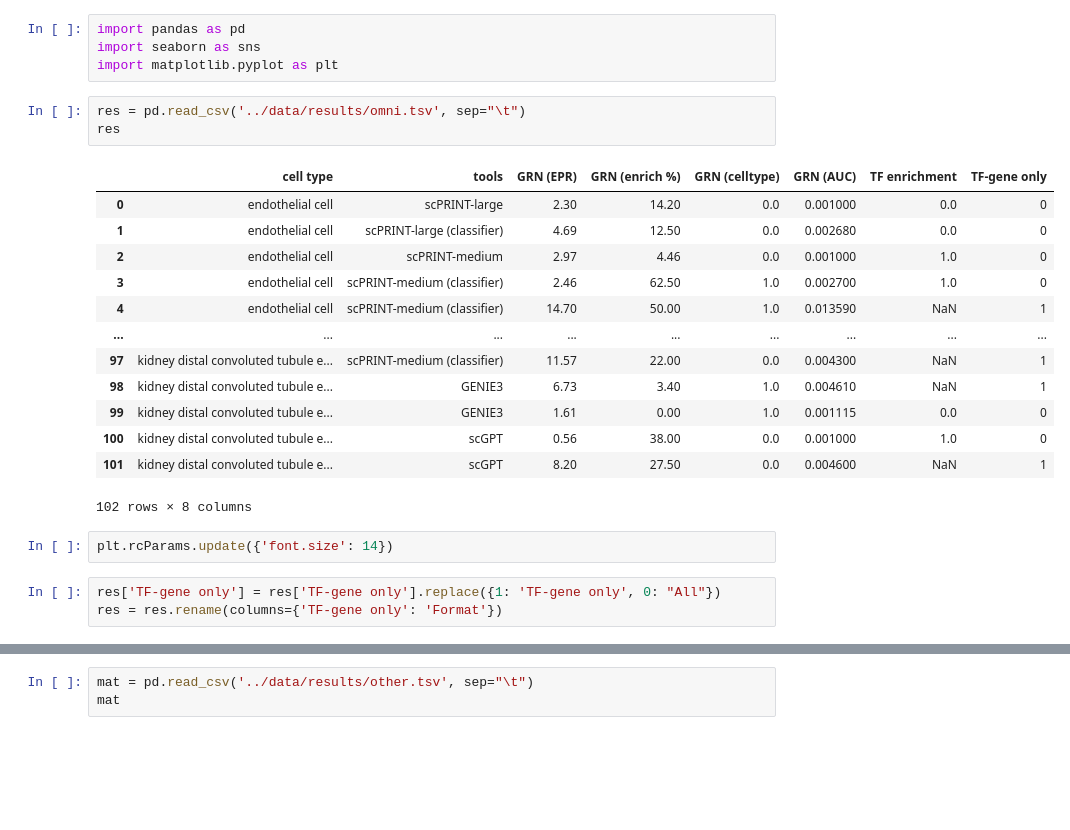
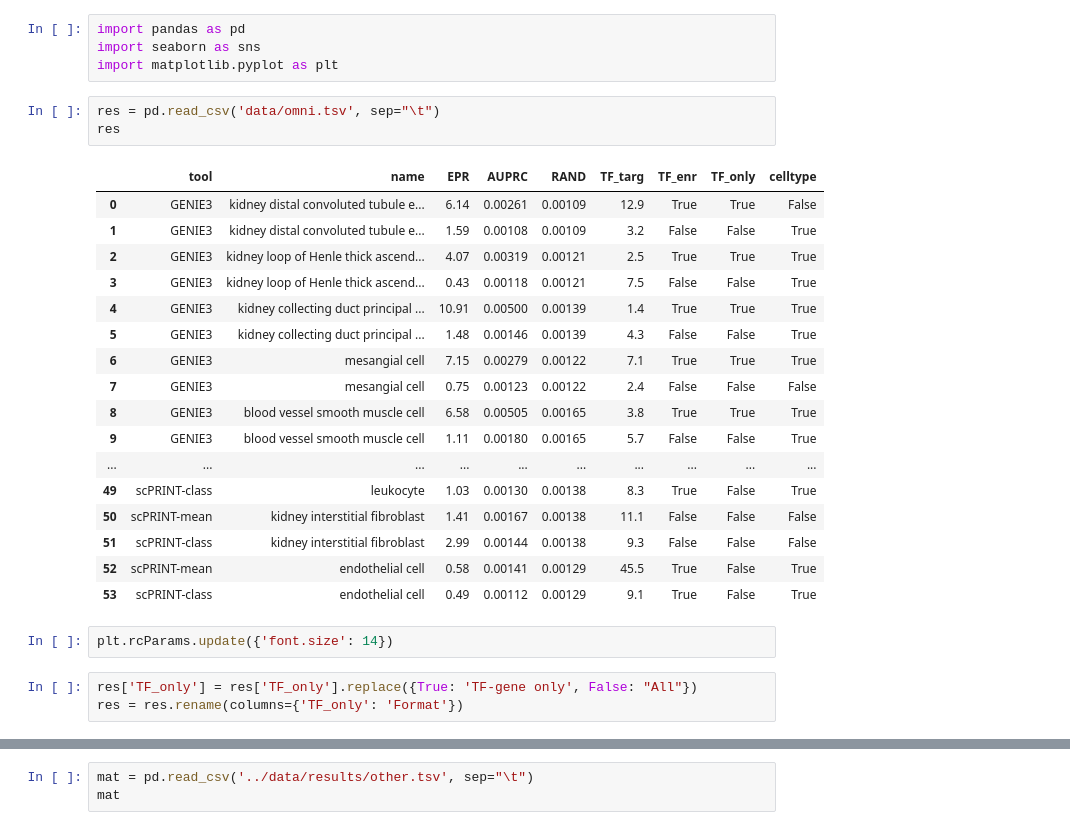
Before and after one commit to jkobject/scPRINT, a Jupyter notebook: figures/plot_results.ipynb, the cells around one changed output, grey strips where cells are left out. Drawn from its saved outputs; the diff is of its cells as text; blank space fills up the shorter version.

```diff
--- a/figures/plot_results.ipynb
+++ b/figures/plot_results.ipynb
@@ -3,27 +3,31 @@ import pandas as pd
 import seaborn as sns
 import matplotlib.pyplot as plt
 # %%
-res = pd.read_csv('../data/results/omni.tsv', sep="\t")
+res = pd.read_csv('data/omni.tsv', sep="\t")
 res
 # %% [output]
-|  | cell type | tools | GRN (EPR) | GRN (enrich %) | GRN (celltype) | GRN (AUC) | TF enrichment | TF-gene only |
-| 0 | endothelial cell | scPRINT-large | 2.30 | 14.20 | 0.0 | 0.001000 | 0.0 | 0 |
-| 1 | endothelial cell | scPRINT-large (classifier) | 4.69 | 12.50 | 0.0 | 0.002680 | 0.0 | 0 |
-| 2 | endothelial cell | scPRINT-medium | 2.97 | 4.46 | 0.0 | 0.001000 | 1.0 | 0 |
-| 3 | endothelial cell | scPRINT-medium (classifier) | 2.46 | 62.50 | 1.0 | 0.002700 | 1.0 | 0 |
-| 4 | endothelial cell | scPRINT-medium (classifier) | 14.70 | 50.00 | 1.0 | 0.013590 | NaN | 1 |
-| ... | ... | ... | ... | ... | ... | ... | ... | ... |
-| 97 | kidney distal convoluted tubule e... | scPRINT-medium (classifier) | 11.57 | 22.00 | 0.0 | 0.004300 | NaN | 1 |
-| 98 | kidney distal convoluted tubule e... | GENIE3 | 6.73 | 3.40 | 1.0 | 0.004610 | NaN | 1 |
-| 99 | kidney distal convoluted tubule e... | GENIE3 | 1.61 | 0.00 | 1.0 | 0.001115 | 0.0 | 0 |
-| 100 | kidney distal convoluted tubule e... | scGPT | 0.56 | 38.00 | 0.0 | 0.001000 | 1.0 | 0 |
-| 101 | kidney distal convoluted tubule e... | scGPT | 8.20 | 27.50 | 0.0 | 0.004600 | NaN | 1 |
+|  | tool | name | EPR | AUPRC | RAND | TF_targ | TF_enr | TF_only | celltype |
+| 0 | GENIE3 | kidney distal convoluted tubule e... | 6.14 | 0.00261 | 0.00109 | 12.9 | True | True | False |
+| 1 | GENIE3 | kidney distal convoluted tubule e... | 1.59 | 0.00108 | 0.00109 | 3.2 | False | False | True |
+| 2 | GENIE3 | kidney loop of Henle thick ascend... | 4.07 | 0.00319 | 0.00121 | 2.5 | True | True | True |
+| 3 | GENIE3 | kidney loop of Henle thick ascend... | 0.43 | 0.00118 | 0.00121 | 7.5 | False | False | True |
+| 4 | GENIE3 | kidney collecting duct principal ... | 10.91 | 0.00500 | 0.00139 | 1.4 | True | True | True |
+| 5 | GENIE3 | kidney collecting duct principal ... | 1.48 | 0.00146 | 0.00139 | 4.3 | False | False | True |
+| 6 | GENIE3 | mesangial cell | 7.15 | 0.00279 | 0.00122 | 7.1 | True | True | True |
+| 7 | GENIE3 | mesangial cell | 0.75 | 0.00123 | 0.00122 | 2.4 | False | False | False |
+| 8 | GENIE3 | blood vessel smooth muscle cell | 6.58 | 0.00505 | 0.00165 | 3.8 | True | True | True |
+| 9 | GENIE3 | blood vessel smooth muscle cell | 1.11 | 0.00180 | 0.00165 | 5.7 | False | False | True |
+| ... | ... | ... | ... | ... | ... | ... | ... | ... | ... |
+| 49 | scPRINT-class | leukocyte | 1.03 | 0.00130 | 0.00138 | 8.3 | True | False | True |
+| 50 | scPRINT-mean | kidney interstitial fibroblast | 1.41 | 0.00167 | 0.00138 | 11.1 | False | False | False |
+| 51 | scPRINT-class | kidney interstitial fibroblast | 2.99 | 0.00144 | 0.00138 | 9.3 | False | False | False |
+| 52 | scPRINT-mean | endothelial cell | 0.58 | 0.00141 | 0.00129 | 45.5 | True | False | True |
+| 53 | scPRINT-class | endothelial cell | 0.49 | 0.00112 | 0.00129 | 9.1 | True | False | True |
-102 rows × 8 columns
 # %%
 plt.rcParams.update({'font.size': 14})
 # %%
-res['TF-gene only'] = res['TF-gene only'].replace({1: 'TF-gene only', 0: "All"})
-res = res.rename(columns={'TF-gene only': 'Format'})
+res['TF_only'] = res['TF_only'].replace({True: 'TF-gene only', False: "All"})
+res = res.rename(columns={'TF_only': 'Format'})
 # %%
 # Set the aesthetic style of the plots
 
```
Also changed, not shown: parts of 15 cells of this notebook, 51 other files.
